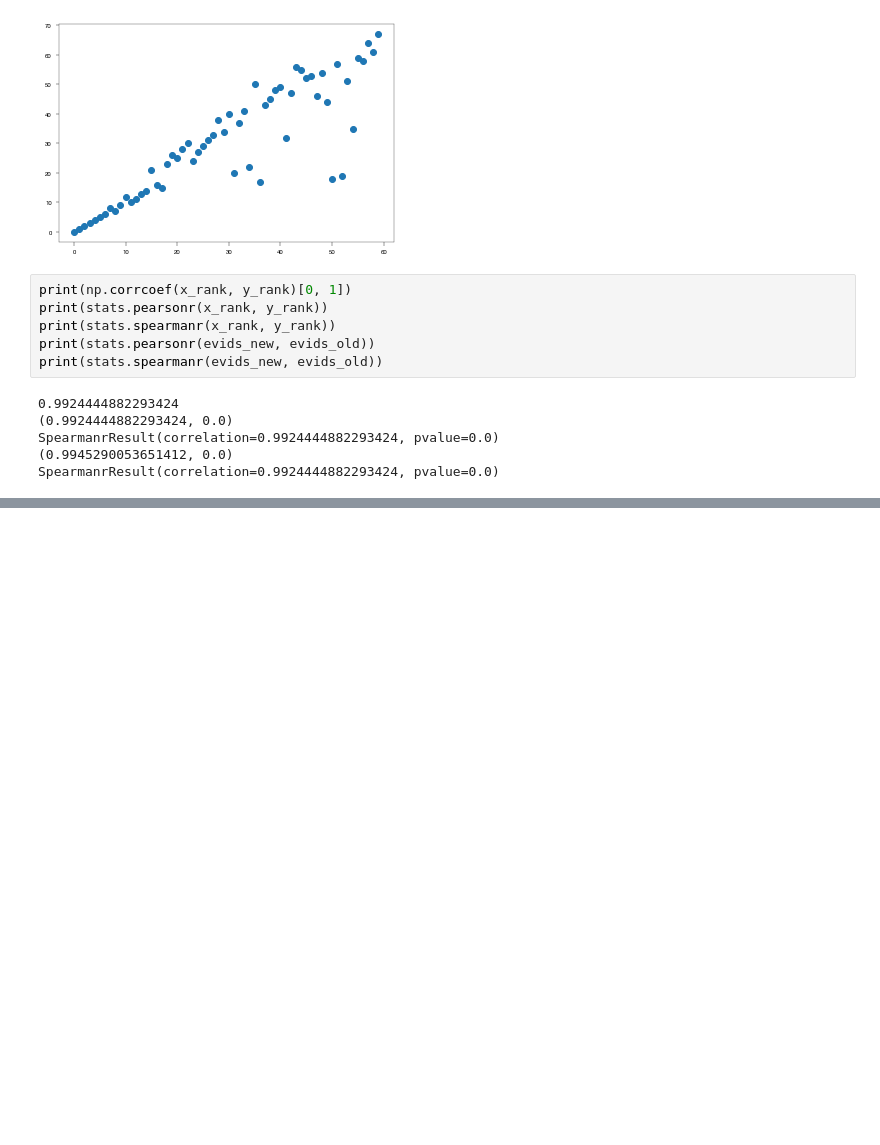
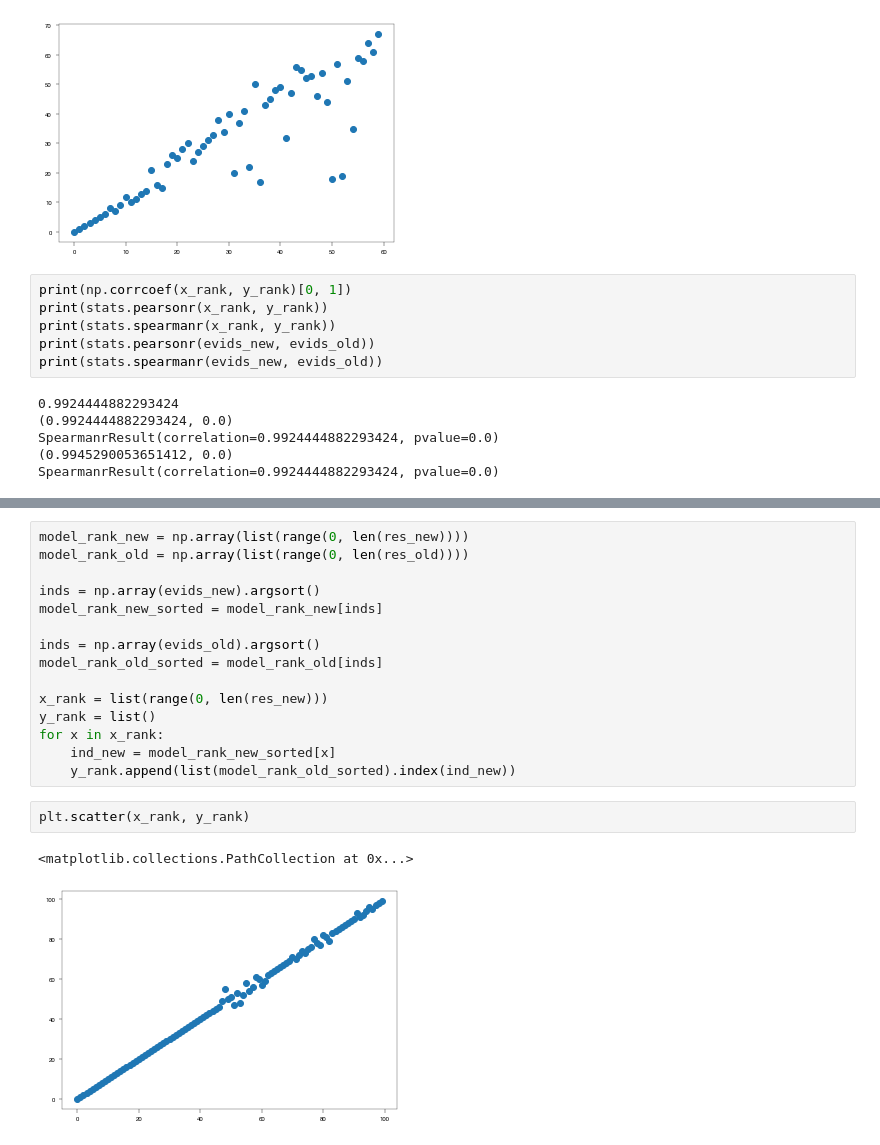
Before and after one commit to mauricelanghinrichs/memocell, a Jupyter notebook: paper/fig4.ipynb, the cells around one changed output, grey strips where cells are left out. Cells and saved outputs as stored; diff of their text form; blank space fills up the shorter version.

```diff
--- a/paper/fig4.ipynb
+++ b/paper/fig4.ipynb
@@ -1968,0 +1833,20 @@ SpearmanrResult(correlation=0.9924444882293424, pvalue=0.0)
+# %%
+model_rank_new = np.array(list(range(0, len(res_new))))
+model_rank_old = np.array(list(range(0, len(res_old))))
+
+inds = np.array(evids_new).argsort()
+model_rank_new_sorted = model_rank_new[inds]
+
+inds = np.array(evids_old).argsort()
+model_rank_old_sorted = model_rank_old[inds]
+
+x_rank = list(range(0, len(res_new)))
+y_rank = list()
+for x in x_rank:
+    ind_new = model_rank_new_sorted[x]
+    y_rank.append(list(model_rank_old_sorted).index(ind_new))
+# %%
+plt.scatter(x_rank, y_rank)
+# %% [output]
+<matplotlib.collections.PathCollection at 0x...>
+[figure, added]
```
Also changed, not shown: parts of 16 cells of this notebook, 14 other files.
